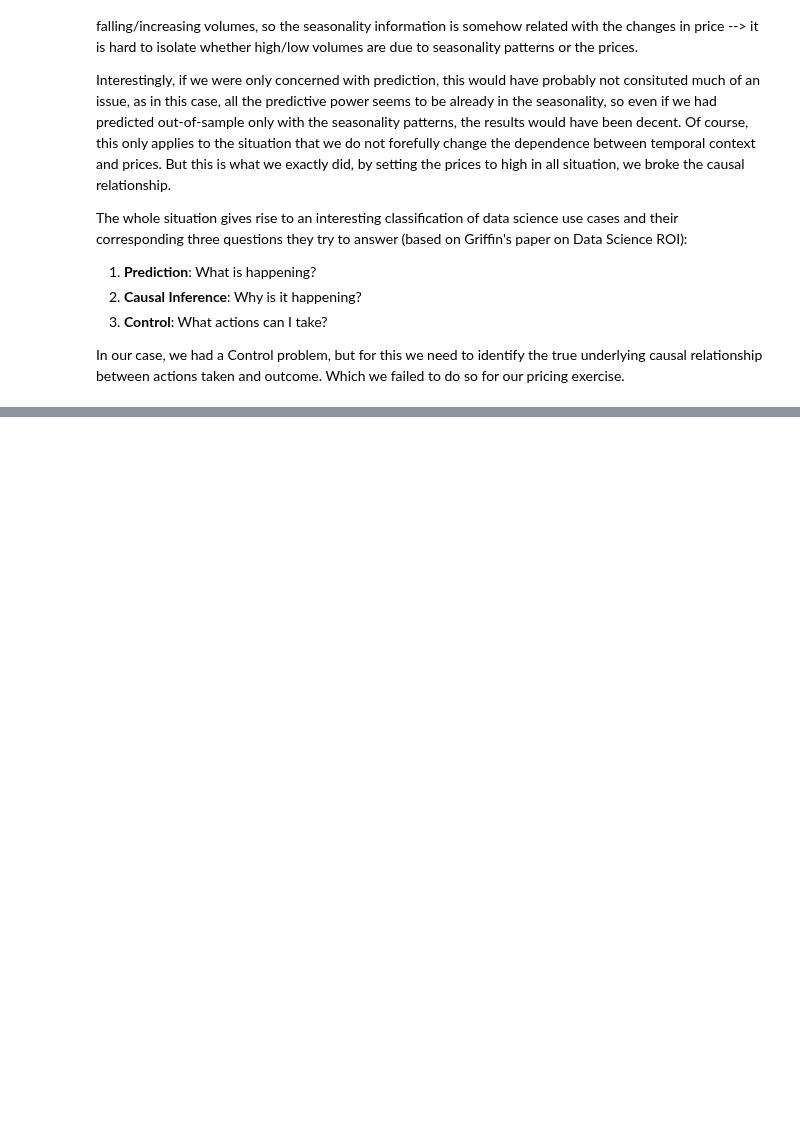
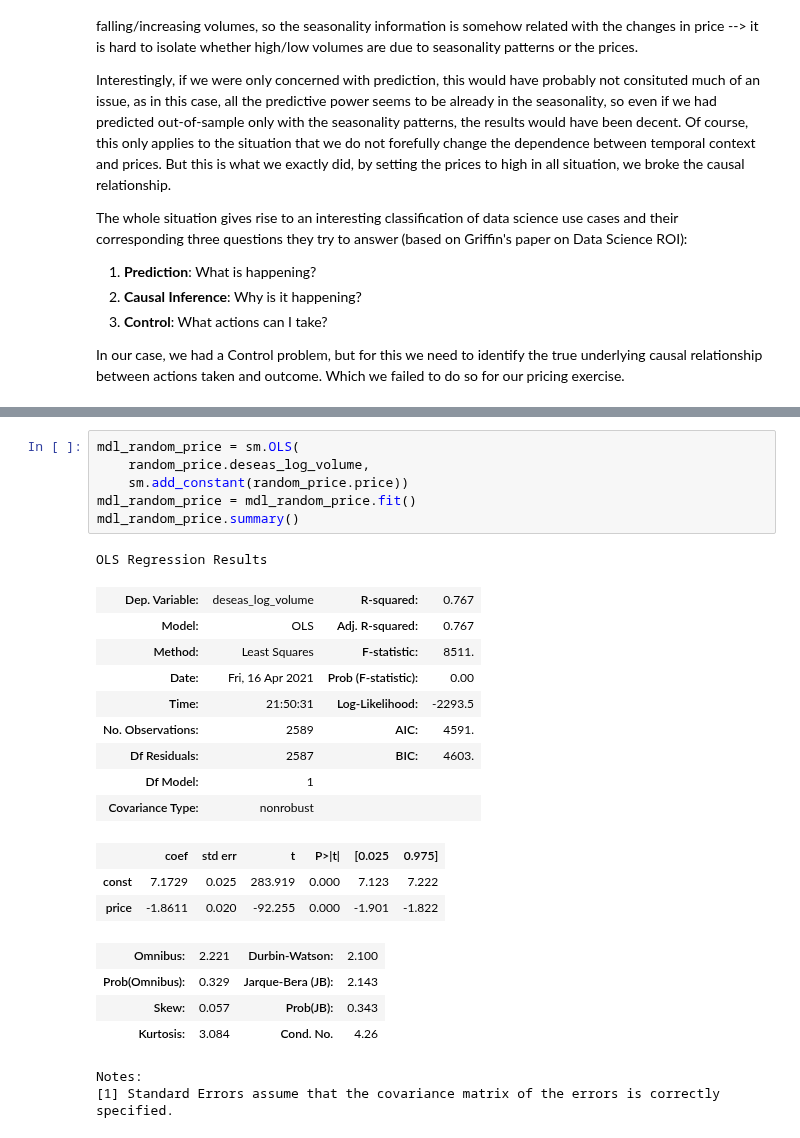
Before and after one commit to RoetGer/decisions-under-uncertainty, a Jupyter notebook: forecasting_sorrows.ipynb, the cells around one changed output, grey strips where cells are left out. Saved outputs shown, nothing was run; the diff lists cells and outputs as text; blank space fills up the shorter version.

```diff
--- a/forecasting_sorrows.ipynb
+++ b/forecasting_sorrows.ipynb
@@ -313,0 +332,26 @@ In our case, we had a Control problem, but for this we need to identify the true
+# %%
+mdl_random_price = sm.OLS(
+    random_price.deseas_log_volume,
+    sm.add_constant(random_price.price))
+mdl_random_price = mdl_random_price.fit()
+mdl_random_price.summary()
+# %% [output]
+OLS Regression Results
+| Dep. Variable: | deseas_log_volume | R-squared: | 0.767 |
+| Model: | OLS | Adj. R-squared: | 0.767 |
+| Method: | Least Squares | F-statistic: | 8511. |
+| Date: | Fri, 16 Apr 2021 | Prob (F-statistic): | 0.00 |
+| Time: | 21:50:31 | Log-Likelihood: | -2293.5 |
+| No. Observations: | 2589 | AIC: | 4591. |
+| Df Residuals: | 2587 | BIC: | 4603. |
+| Df Model: | 1 |  |  |
+| Covariance Type: | nonrobust |  |  |
+|  | coef | std err | t | P>|t| | [0.025 | 0.975] |
+| const | 7.1729 | 0.025 | 283.919 | 0.000 | 7.123 | 7.222 |
+| price | -1.8611 | 0.020 | -92.255 | 0.000 | -1.901 | -1.822 |
+| Omnibus: | 2.221 | Durbin-Watson: | 2.100 |
+| Prob(Omnibus): | 0.329 | Jarque-Bera (JB): | 2.143 |
+| Skew: | 0.057 | Prob(JB): | 0.343 |
+| Kurtosis: | 3.084 | Cond. No. | 4.26 |
+Notes:
+[1] Standard Errors assume that the covariance matrix of the errors is correctly specified.
```
Also changed, not shown: parts of 10 cells of this notebook.
